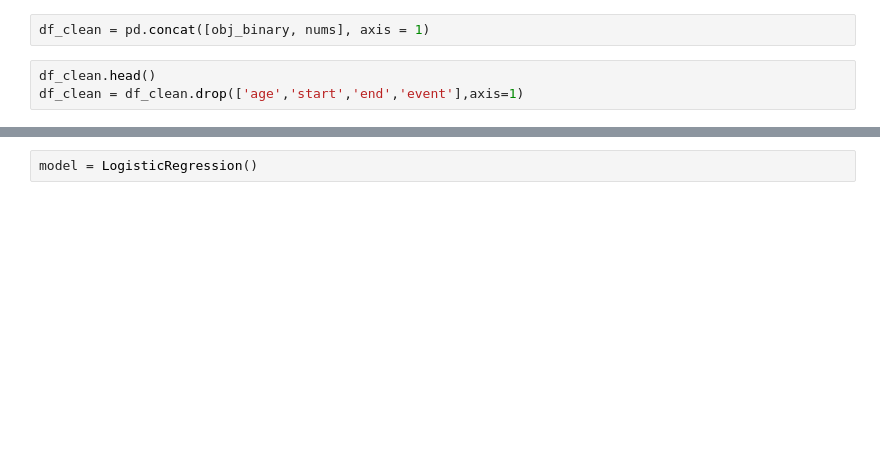
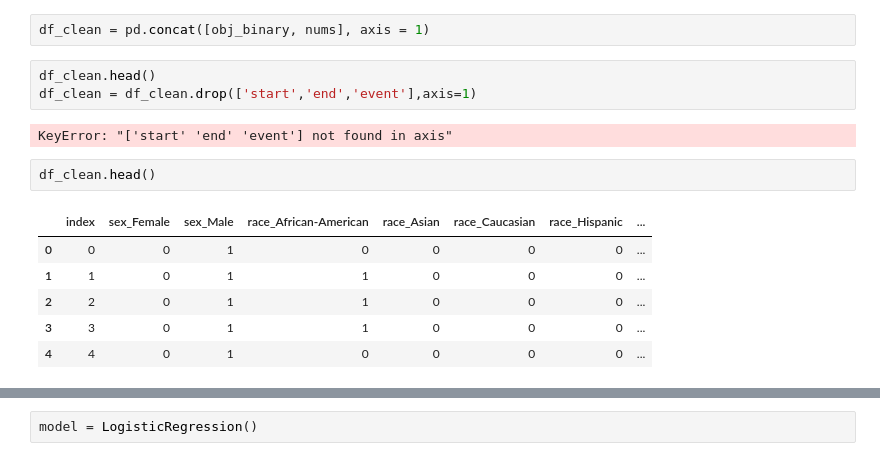
Before and after one commit to ethanwong7/Analysis-on-COMPAS-data, a Jupyter notebook: Logistic_regression_attempt.ipynb, the cells around one changed output, grey strips where cells are left out. Drawn from its saved outputs; the diff is of its cells as text; blank space fills up the shorter version.

```diff
--- a/Logistic_regression_attempt.ipynb
+++ b/Logistic_regression_attempt.ipynb
@@ -102,5 +99,16 @@ obj_binary.shape
 df_clean = pd.concat([obj_binary, nums], axis = 1)
 # %%
 df_clean.head()
-df_clean = df_clean.drop(['age','start','end','event'],axis=1)
+df_clean = df_clean.drop(['start','end','event'],axis=1)
+# %% [output]
+KeyError: "['start' 'end' 'event'] not found in axis"
+# %%
+df_clean.head()
+# %% [output]
+|  | index | sex_Female | sex_Male | race_African-American | race_Asian | race_Caucasian | race_Hispanic | ... |
+| 0 | 0 | 0 | 1 | 0 | 0 | 0 | 0 | ... |
+| 1 | 1 | 0 | 1 | 1 | 0 | 0 | 0 | ... |
+| 2 | 2 | 0 | 1 | 1 | 0 | 0 | 0 | ... |
+| 3 | 3 | 0 | 1 | 1 | 0 | 0 | 0 | ... |
+| 4 | 4 | 0 | 1 | 0 | 0 | 0 | 0 | ... |
 # %%
```
Also changed, not shown: parts of 17 cells of this notebook.
